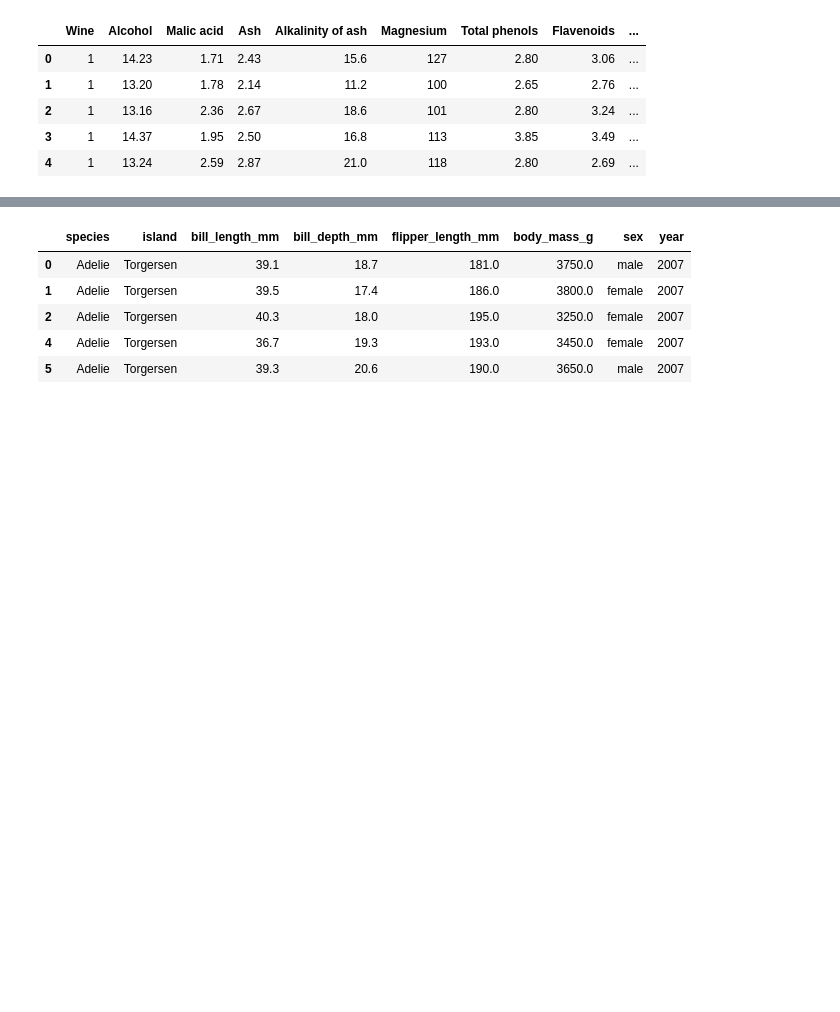
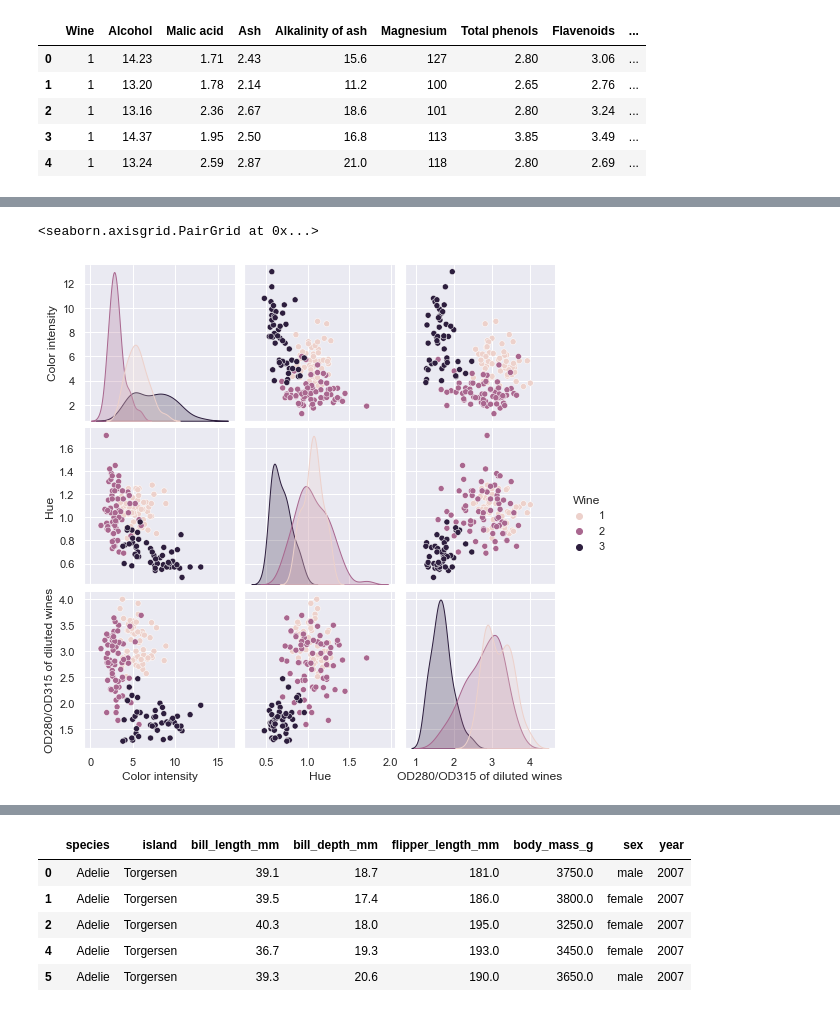
Before and after one commit to Jonathangmit/Machine-learning-and-statistics, a Jupyter notebook: scikit-learn.ipynb, the cells around one changed output, grey strips where cells are left out. Cells and saved outputs as stored; diff of their text form; code cells hidden in the pictures; blank space fills up the shorter version.

Commit message:
Further work on wine data and use in k nearest neighbors

```diff
--- a/scikit-learn.ipynb
+++ b/scikit-learn.ipynb
@@ -263,0 +276,3 @@ wine.head()
+# %%
+wine_colour = wine[["Wine","Color intensity","Hue","OD280/OD315 of diluted wines"]]
+wine_colour
@@ -263,0 +293,5 @@ wine.head()
+# %%
+sns.pairplot(wine_colour, hue="Wine")
+# %% [output]
+<seaborn.axisgrid.PairGrid at 0x...>
+[figure, added]
```
Also changed, not shown: parts of 37 cells of this notebook, 1 other file.
